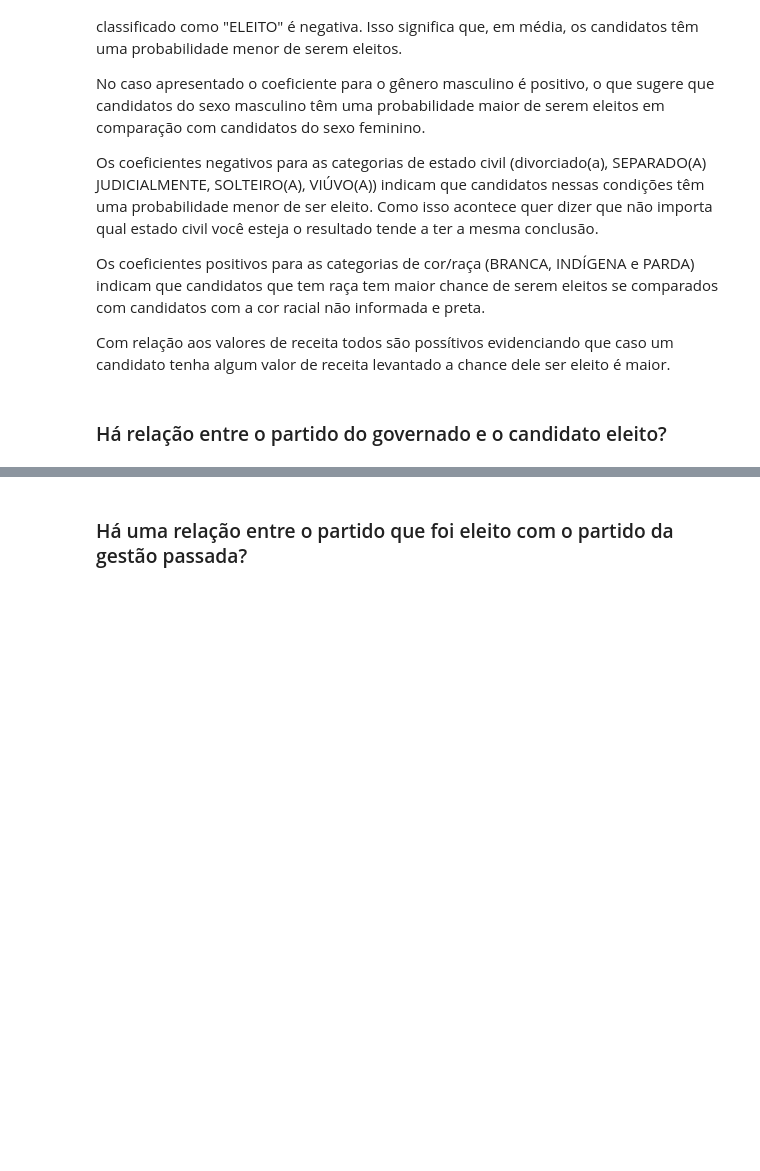
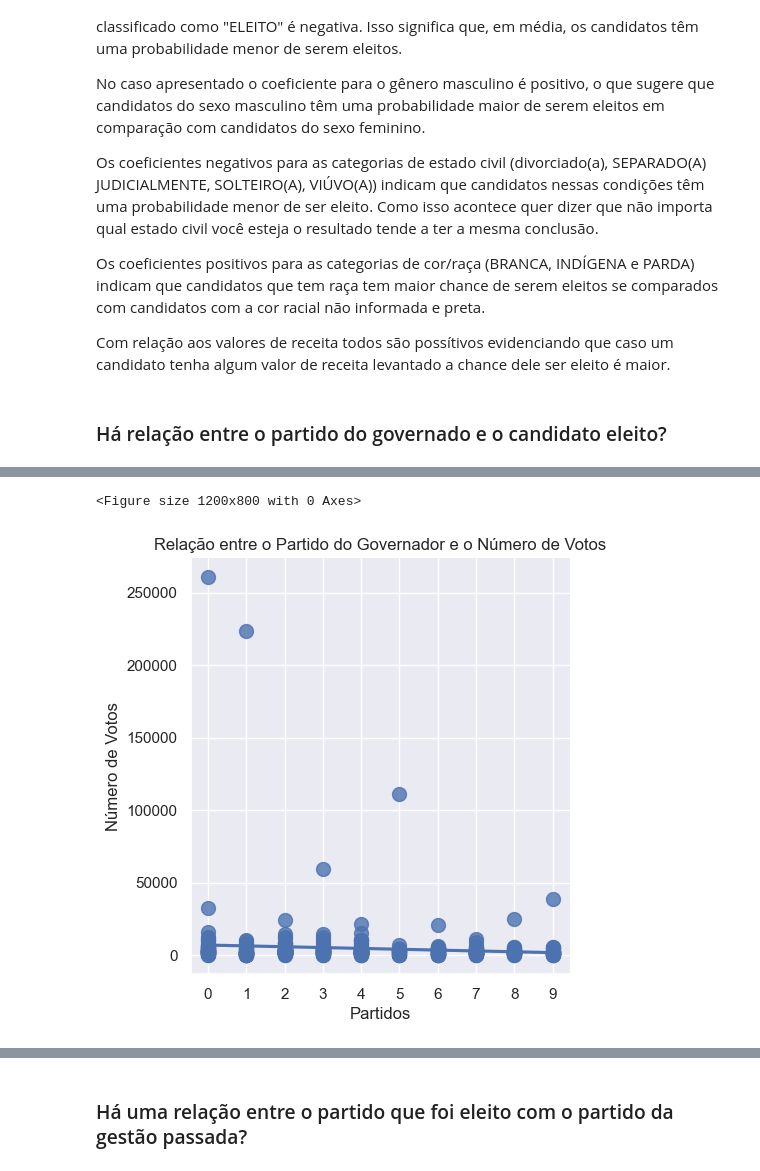
Before and after one commit to Kawhan/final_data_project, a Jupyter notebook: relatorio.ipynb, the cells around one changed output, grey strips where cells are left out. Cells and saved outputs as stored; diff of their text form; code cells hidden in the pictures; blank space fills up the shorter version.

```diff
--- a/relatorio.ipynb
+++ b/relatorio.ipynb
@@ -1037,0 +1094,20 @@ Com relação aos valores de receita todos são possítivos evidenciando que cas
+# %%
+partidos_ordenados = ['PP', 'MDB', 'CIDADANIA', 'PSDB', 'DEM', 'PSD', 'PDT', 'PL', 'REPUBLICANOS', 'PSB']
+
+# Criando um dicionário para mapear cada partido para um número único
+party_mapping = {party: i for i, party in enumerate(partidos_ordenados)}
+
+eleicao['SG_PARTIDO_CODE'] = eleicao['SG_PARTIDO'].map(party_mapping)
+
+# Convertendo a variável 'DS_SIT_TOT_TURNO' para uma variável binária (1 para eleito, 0 para não eleito)
+eleicao['DS_SIT_TOT_TURNO_BIN'] = eleicao['DS_SIT_TOT_TURNO'].apply(lambda x: 1 if x == 'ELEITO' else 0)
+
+plt.figure(figsize=(12, 8))
+ax = sns.lmplot(data=eleicao, x='SG_PARTIDO_CODE', y='QT_VOTOS', palette='muted', ci=None, scatter_kws={'s':100})
+ax.set_axis_labels("Partidos", "Número de Votos")
+plt.xticks(range(len(partidos_ordenados)), range(len(partidos_ordenados)))
+plt.title("Relação entre o Partido do Governador e o Número de Votos")
+plt.show()
+# %% [output]
+<Figure size 1200x800 with 0 Axes>
+[figure, added]
```
Also changed, not shown: parts of 19 cells of this notebook.
